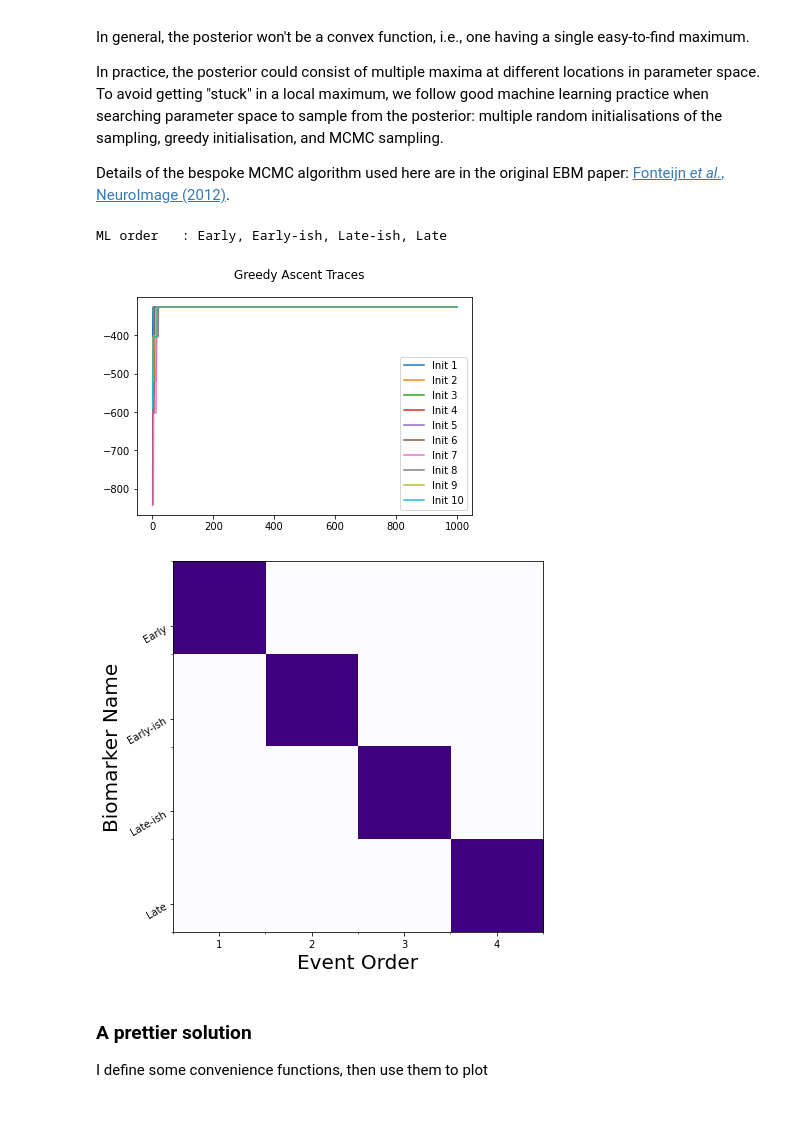
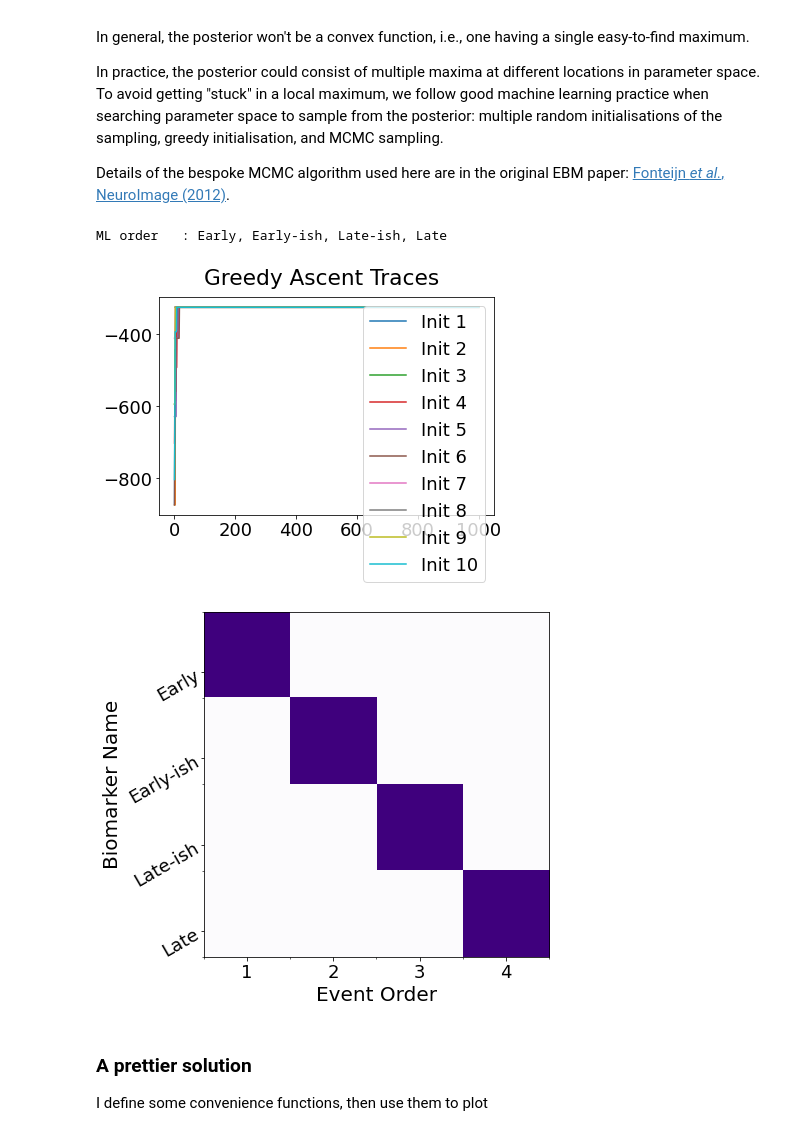
Before and after one commit to Disease-Progression-Modelling/disease-progression-modelling.github.io, a Jupyter notebook: _sources/pages/notebooks/ebm/T1_kde_ebm_walkthrough.ipynb, the cells around one changed output. Drawn from its saved outputs; the diff is of its cells as text; code cells hidden in the pictures.

```diff
--- a/_sources/pages/notebooks/ebm/T1_kde_ebm_walkthrough.ipynb
+++ b/_sources/pages/notebooks/ebm/T1_kde_ebm_walkthrough.ipynb
@@ -25,6 +25,7 @@ In the future we may support running this in the cloud.
 # Import some packages
 import numpy as np
 import matplotlib.pyplot as plt
+plt.rcParams.update({'font.size': 18}) # default fontsize
 # %% [markdown]
 ## Simulate some data
 # %%
@@ -69,10 +70,10 @@ for k in range(len(gradients)):
   - Loosely speaking, a significant difference suggests presence of "disease signal" (patient measurements are "different" to controls measurements) in a biomarker
 # %%
 #* 1. Histograms
-fig,ax = plt.subplots(N,1,figsize=(8,12))
+fig,ax = plt.subplots(N,1,figsize=(8,14))
 for k in range(N):
     ax[k].hist([ X[:,k],X_controls[:,k]],label=['Patients','Controls'])
     ax[k].set_title('Biomarker %i' % (k+1),fontsize=16)
-ax[0].legend(fontsize=20)
+ax[0].legend()
 fig.tight_layout()
 # %% [output]
@@ -80,7 +88,14 @@ fig.tight_layout()
 # %%
-# 2. Basic statistical tests
+#* 2. Basic statistics
 # I use a nonparametric test because it works regardless of the data distributions
 # (some tests assume some level of Gaussianity)
 from scipy import stats
-print('FIXME')
+print('Mann Whitney U test')
+
+for k in range(N):
+    x_c = X_controls[:,k]
+    x_p = X[:,k]
+    effect_size = np.absolute(np.median(x_p)-np.median(x_c))/stats.median_abs_deviation(x_c)
+    u,p = stats.mannwhitneyu(x_c,x_p)
+    print('Biomarker %i\n - effect size = %.3g\n - u = %i, p = %.2g' % (k+1,effect_size,u,p))
 # %% [output]
@@ -156,19 +183,19 @@ In practice, the posterior could consist of multiple maxima at different locatio
 Details of the bespoke MCMC algorithm used here are in the original EBM paper: [Fonteijn _et al._, NeuroImage (2012)](https://doi.org/10.1016/j.neuroimage.2012.01.062).
 # %%
 #* MCMC sequencing
-mcmc_samples = kde_ebm.mcmc.mcmc(X, kde_mixtures)
+mcmc_samples = mcmc(X, kde_mixtures)
 #* Maximum Likelihood sequence over all samples
 seq_ml = mcmc_samples[0].ordering
 # print('ML sequence: {0}'.format(seq_ml))
 print('ML order   : %s' % ', '.join([e_labels[k] for k in seq_ml]))
 # %% [output]
 ML order   : Early, Early-ish, Late-ish, Late
-[figure, old version]
+[figure, new version]
 # %%
 # View the ML posterior
 f,a = mcmc_uncert_mat(mcmc_samples, ml_order=None, score_names=e_labels)
 # %% [output]
-[figure, old version]
+[figure, new version]
 # %% [markdown]
 ### A prettier solution
 
```
Also changed, not shown: parts of 16 cells of this notebook, 4 other files.
